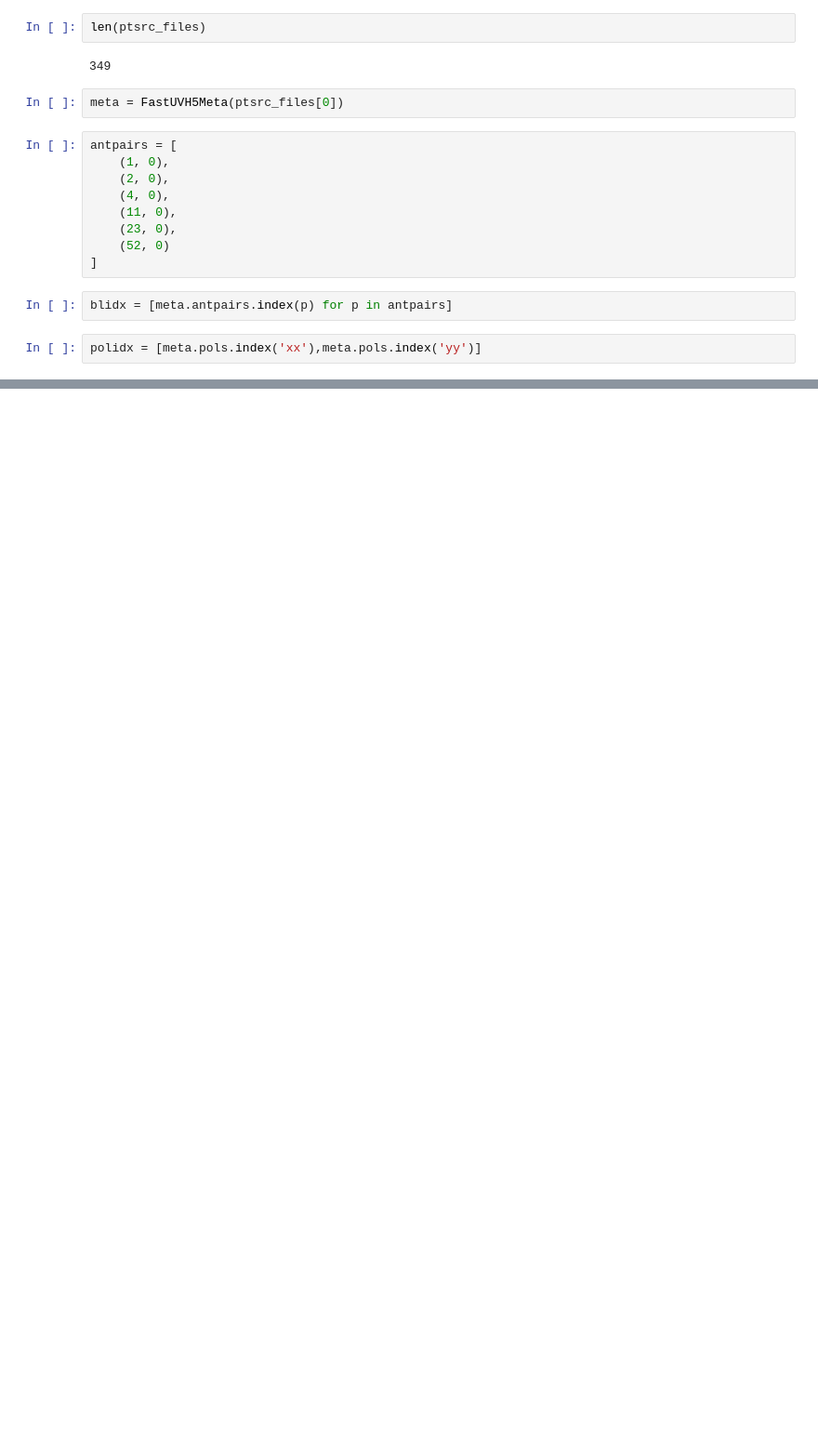
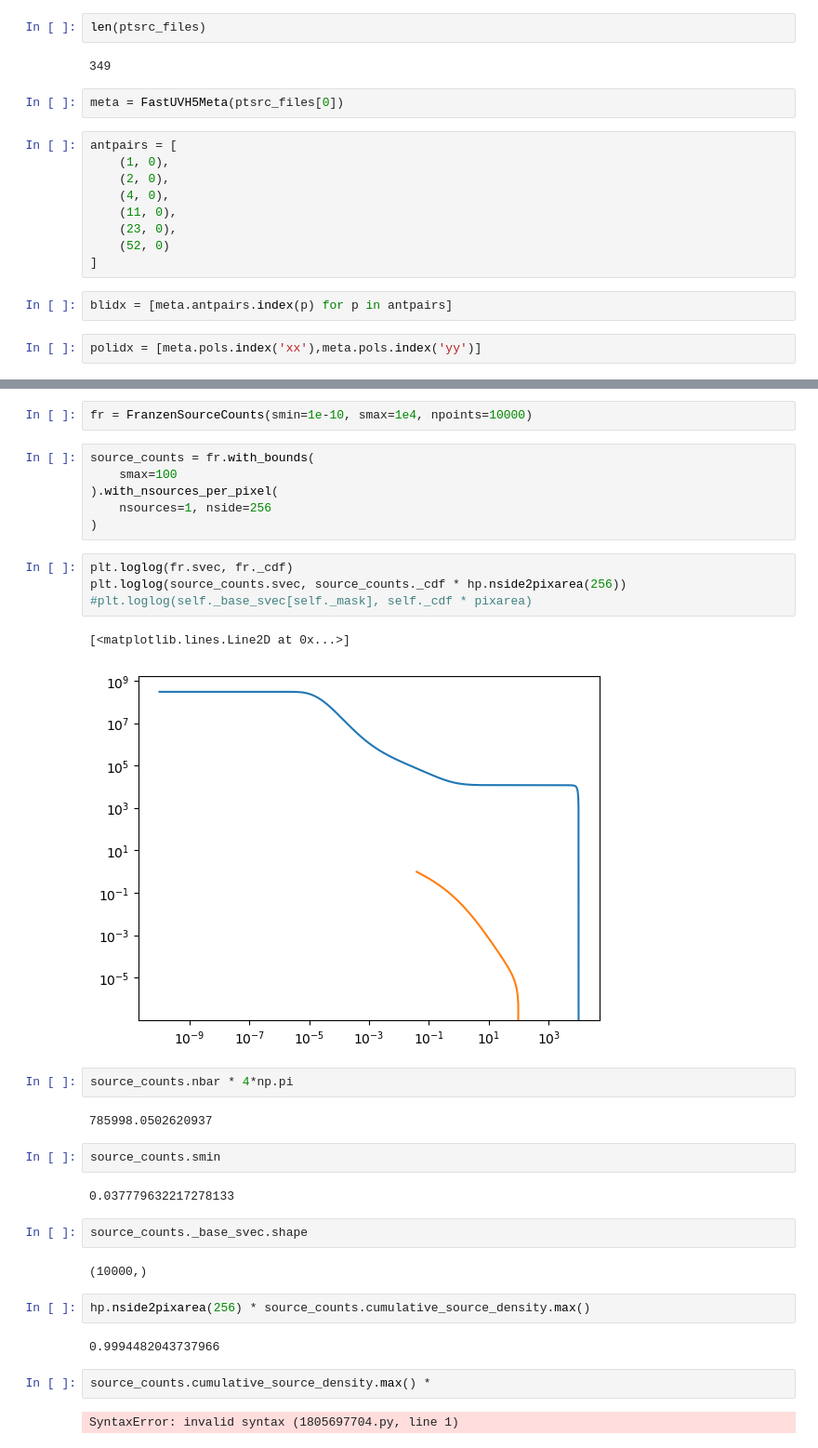
Before and after one commit to RajorshiSChandra/validation-sim, a Jupyter notebook: notebooks/inspect-ptsrc.ipynb, the cells around one changed output, grey strips where cells are left out. Shown at 93% size. Saved outputs shown, nothing was run; the diff lists cells and outputs as text; blank space fills up the shorter version.

```diff
--- a/notebooks/inspect-ptsrc.ipynb
+++ b/notebooks/inspect-ptsrc.ipynb
@@ -59,0 +132,35 @@ all_data = np.array(all_data)  # shape (Nfreq, Ntime, npol)
+# %%
+fr = FranzenSourceCounts(smin=1e-10, smax=1e4, npoints=10000)
+# %%
+source_counts = fr.with_bounds(
+    smax=100
+).with_nsources_per_pixel(
+    nsources=1, nside=256
+)
+# %%
+plt.loglog(fr.svec, fr._cdf)
+plt.loglog(source_counts.svec, source_counts._cdf * hp.nside2pixarea(256))
+#plt.loglog(self._base_svec[self._mask], self._cdf * pixarea)
+# %% [output]
+[<matplotlib.lines.Line2D at 0x...>]
+[figure, added]
+# %%
+source_counts.nbar * 4*np.pi
+# %% [output]
+785998.0502620937
+# %%
+source_counts.smin
+# %% [output]
+0.037779632217278133
+# %%
+source_counts._base_svec.shape
+# %% [output]
+(10000,)
+# %%
+hp.nside2pixarea(256) * source_counts.cumulative_source_density.max()
+# %% [output]
+0.9994482043737966
+# %%
+source_counts.cumulative_source_density.max() *
+# %% [output]
+SyntaxError: invalid syntax (1805697704.py, line 1)
```
Also changed, not shown: parts of 34 cells of this notebook, 24 other files.
